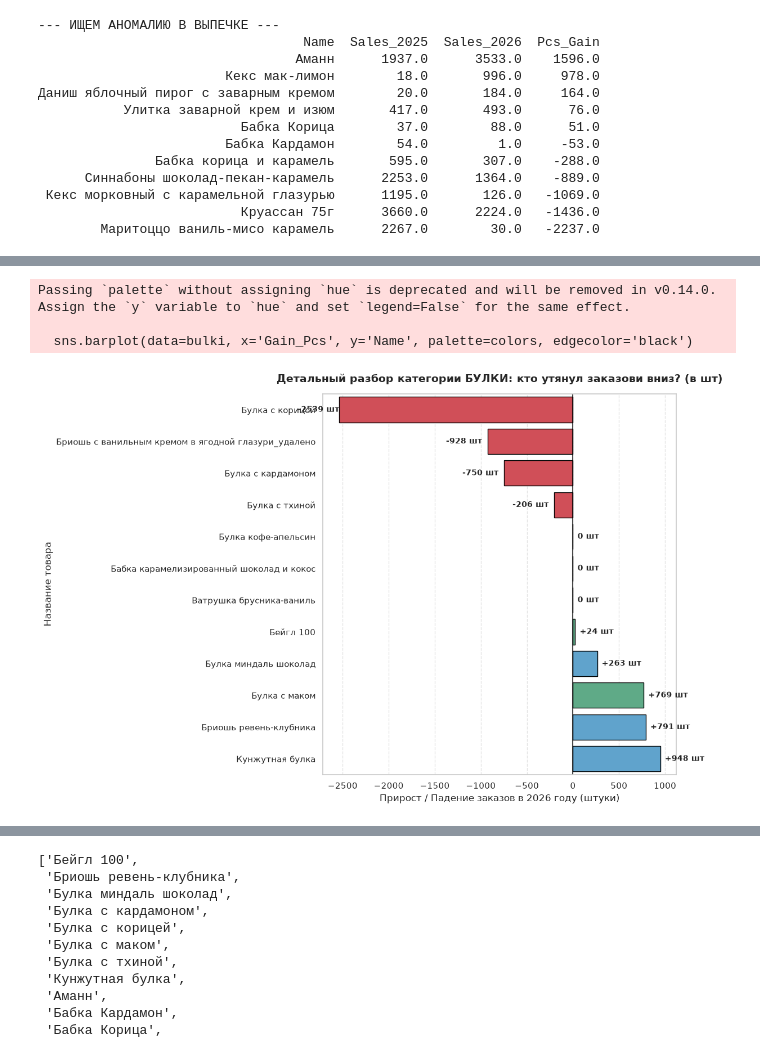
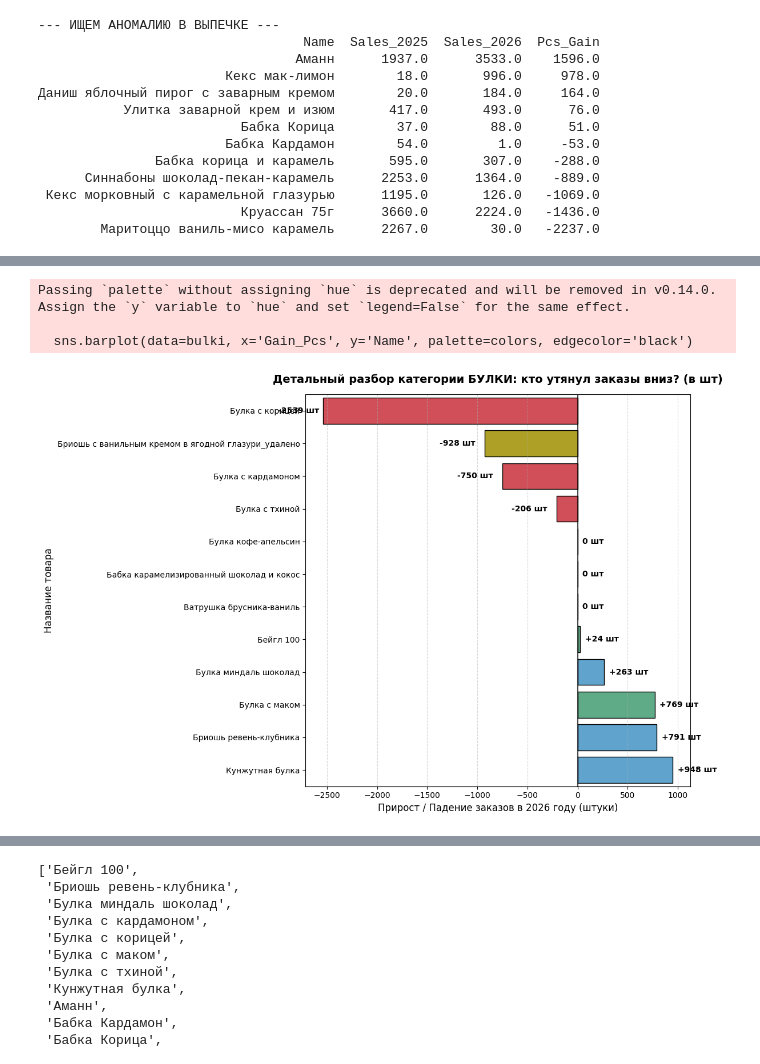
Before and after one commit to klopp2001/dna_analysis_summer, a Jupyter notebook: cross_analysis_25_26.ipynb, the cells around one changed output, grey strips where cells are left out. Drawn from its saved outputs; the diff is of its cells as text; code cells hidden in the pictures.

```diff
--- a/cross_analysis_25_26.ipynb
+++ b/cross_analysis_25_26.ipynb
@@ -360,35 +367,35 @@ for idx, row in bulki.iterrows():
     if row['Sales_2025'] == 0:
         colors.append('#4EA8DE') # Синий — новинка 2026
     elif row['Delta_%'] == -100.0:
         colors.append("#C4B210")
     elif row['Gain_Pcs'] >= 0:
         colors.append('#52B788') # Зеленый — вырос
     else:
         colors.append('#E63946') # Красный — упал
 bulki.loc[bulki['Delta_%'] == -100.0, 'Name'] = bulki['Name'] + "_удалено"
 sns.barplot(data=bulki, x='Gain_Pcs', y='Name', palette=colors, edgecolor='black')
 plt.axvline(0, color='black', linestyle='-', linewidth=1.5, alpha=0.7)
 
-plt.title('Детальный разбор категории БУЛКИ: кто утянул заказови вниз? (в шт)', fontsize=14, pad=15, weight='bold')
+plt.title('Детальный разбор категории БУЛКИ: кто утянул заказы вниз? (в шт)', fontsize=14, pad=15, weight='bold')
 plt.xlabel('Прирост / Падение заказов в 2026 году (штуки)', fontsize=12)
 plt.ylabel('Название товара', fontsize=12)
 plt.grid(axis='x', linestyle='--', alpha=0.5)
 
 # Добавляем текстовые подписи штук прямо на график
 for i, row in enumerate(bulki.itertuples()):
     val = row.Gain_Pcs
     plus_sign = "+" if val > 0 else ""
     # Сдвигаем текст в зависимости от знака
     offset = 50 if val >= 0 else -450
     plt.text(val + offset, i, f"{plus_sign}{val:.0f} шт", va='center', fontsize=10, weight='bold')
 
 plt.tight_layout()
 plt.show()
 # %% [output]
 Passing `palette` without assigning `hue` is deprecated and will be removed in v0.14.0. Assign the `y` variable to `hue` and set `legend=False` for the same effect.
 
   sns.barplot(data=bulki, x='Gain_Pcs', y='Name', palette=colors, edgecolor='black')
-[figure, old version]
+[figure, new version]
 # %%
 
 vipechka = df_compare[df_compare['Category'] == 'Выпечка'].copy()
```
Also changed, not shown: parts of 19 cells of this notebook, 1 other file.
